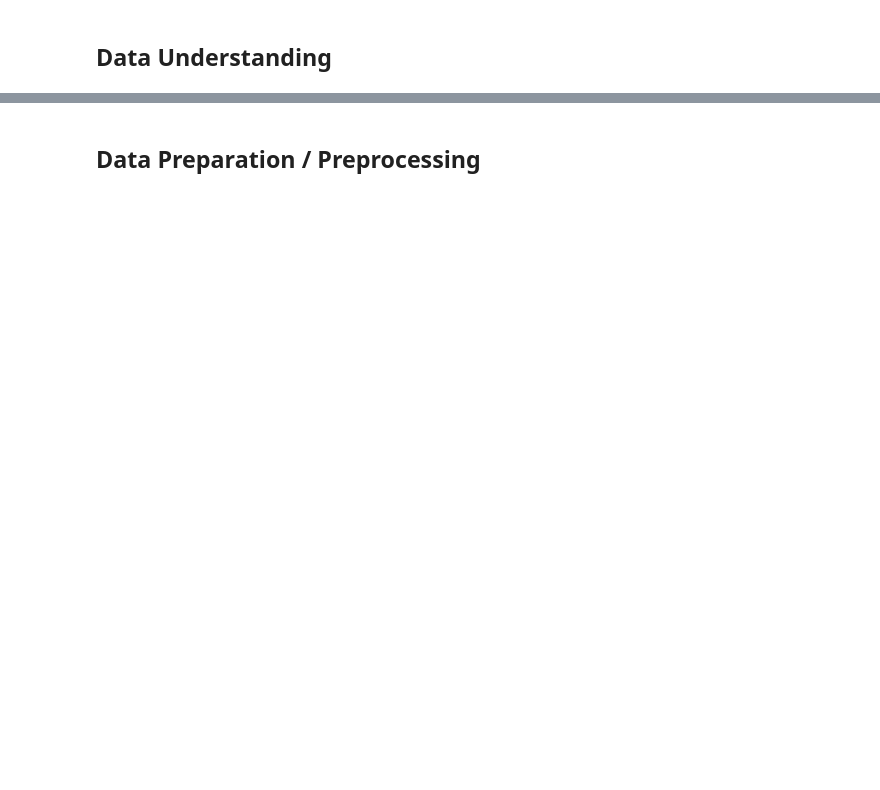
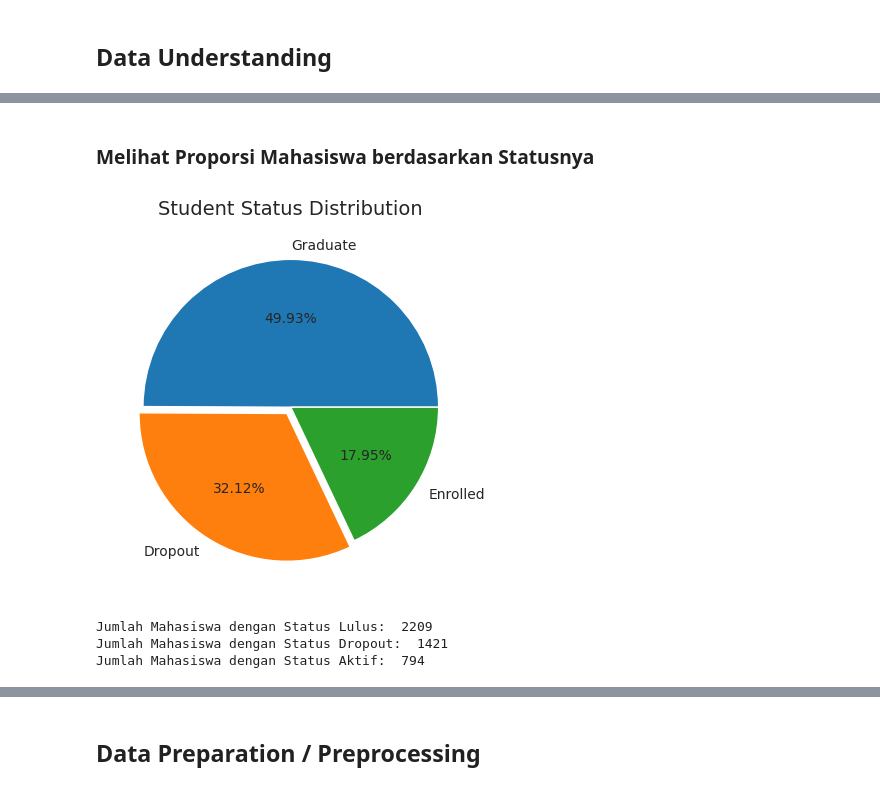
Before and after one commit to Refanz/data-science-educational-institution, a Jupyter notebook: notebook.ipynb, the cells around one changed output, grey strips where cells are left out. Saved outputs shown, nothing was run; the diff lists cells and outputs as text; code cells hidden in the pictures; blank space fills up the shorter version.

```diff
--- a/notebook.ipynb
+++ b/notebook.ipynb
@@ -21,0 +194,22 @@ import joblib
+# %% [markdown]
+### Melihat Proporsi Mahasiswa berdasarkan Statusnya
+# %%
+status_count = student_df['Status'].value_counts().tolist()
+
+plt.pie(
+    x=status_count,
+    labels=('Graduate', 'Dropout', 'Enrolled'),
+    autopct='%1.2f%%',
+    explode=(0, 0.05, 0)
+)
+plt.title("Student Status Distribution", fontsize=14)
+plt.show()
+
+print("Jumlah Mahasiswa dengan Status Lulus: ", status_count[0])
+print("Jumlah Mahasiswa dengan Status Dropout: ", status_count[1])
+print("Jumlah Mahasiswa dengan Status Aktif: ", status_count[2])
+# %% [output]
+[figure, added]
+Jumlah Mahasiswa dengan Status Lulus:  2209
+Jumlah Mahasiswa dengan Status Dropout:  1421
+Jumlah Mahasiswa dengan Status Aktif:  794
```
Also changed, not shown: parts of 45 cells of this notebook, 2 other files.
